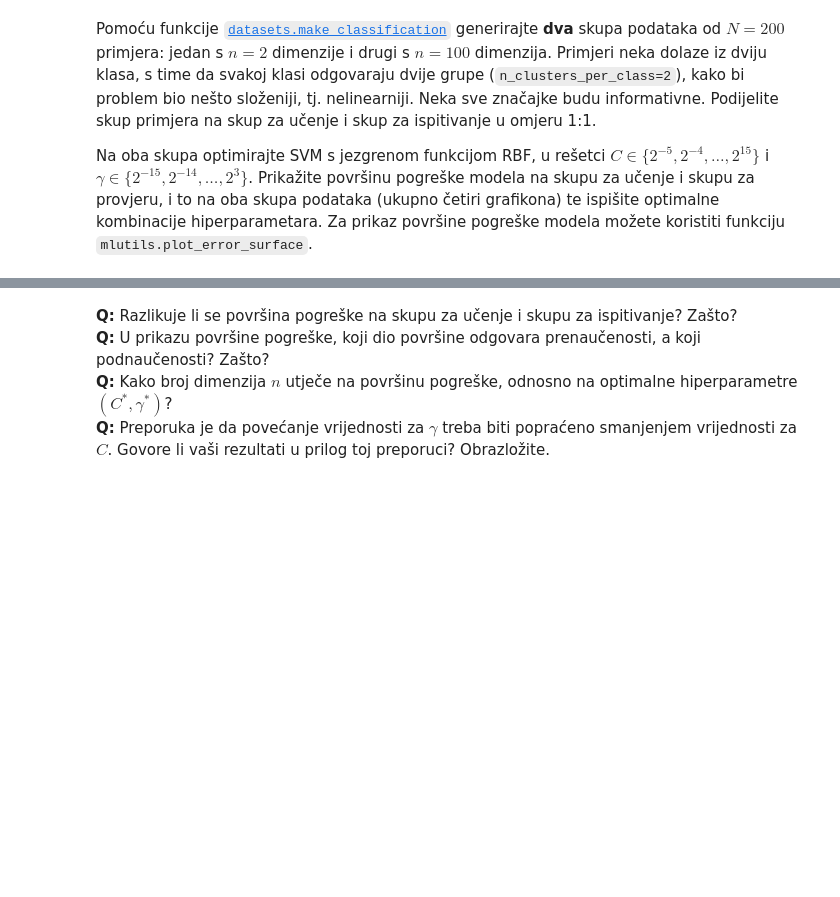
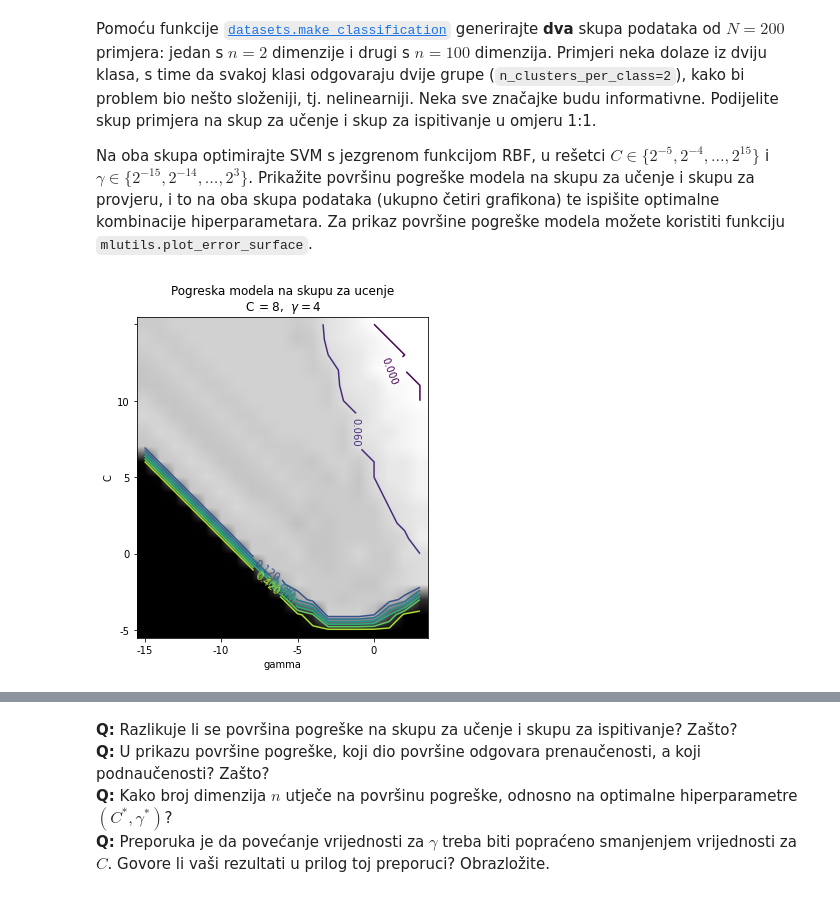
Before and after one commit to sskender/machine-learning-1, a Jupyter notebook: SU1-2021-08-09-10-SVM.ipynb, the cells around one changed output, grey strips where cells are left out. Saved outputs shown, nothing was run; the diff lists cells and outputs as text; code cells hidden in the pictures; blank space fills up the shorter version.

```diff
--- a/SU1-2021-08-09-10-SVM.ipynb
+++ b/SU1-2021-08-09-10-SVM.ipynb
@@ -257,0 +347,26 @@ from sklearn.model_selection import train_test_split
+# %%
+from sklearn.datasets import make_classification
+from sklearn.model_selection import train_test_split
+
+X2, y2 = make_classification(n_samples=200, n_features=2, n_informative=2, n_redundant=0, n_classes=2, n_clusters_per_class=2)
+X100, y100 = make_classification(n_samples=200, n_features=100, n_informative=100, n_redundant=0, n_classes=2, n_clusters_per_class=2)
+
+X2_train, X2_test, y2_train, y2_test = train_test_split(X2, y2, test_size=0.5)
+X100_train, X100_test, y100_train, y100_test = train_test_split(X100, y100, test_size=0.5)
+# %%
+
+
+[C1_opt, g1_opt, tr_err1, val_err1] = grid_search(X2_train, X2_test, y2_train, y2_test, (-5,15), (-15,3), error_surface= True)
+
+"""
+C_optimal, gamma_optimal, error_train_trace, error_test_trace = grid_search(X2_train, X2_test, y2_train, y2_test, c_range=(-5,15), g_range=(-15,3), error_surface=True)
+mlutils.plot_error_surface(error_train_trace, c_range=(-5,15),  g_range=(-15,3))
+"""
+
+figure(figsize(12, 13))
+subplots_adjust(wspace=0.01, hspace = 0.2)
+subplot(2,2,1)
+mlutils.plot_error_surface(tr_err1, (-5,15), (-15,3))
+title('Pogreska modela na skupu za ucenje' + '\n C = ' + str(C1_opt) + ',  $\gamma = $' + str(g1_opt));
+# %% [output]
+[figure, added]
```
Also changed, not shown: parts of 17 cells of this notebook, 1 other file.
